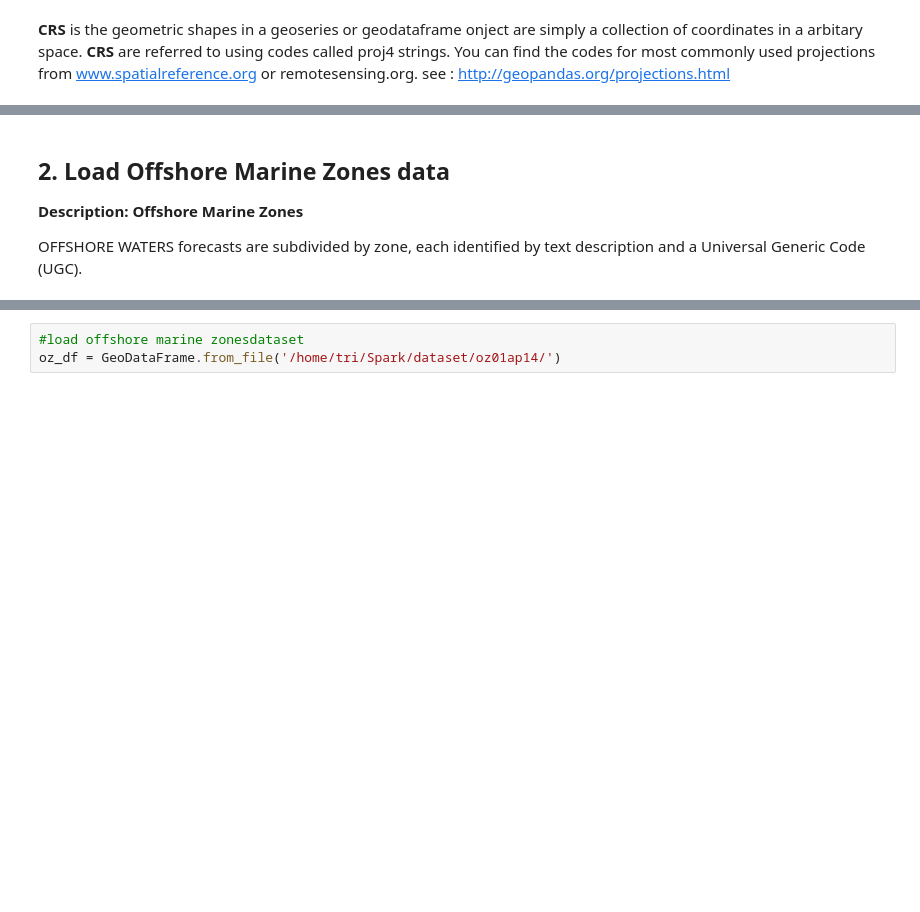
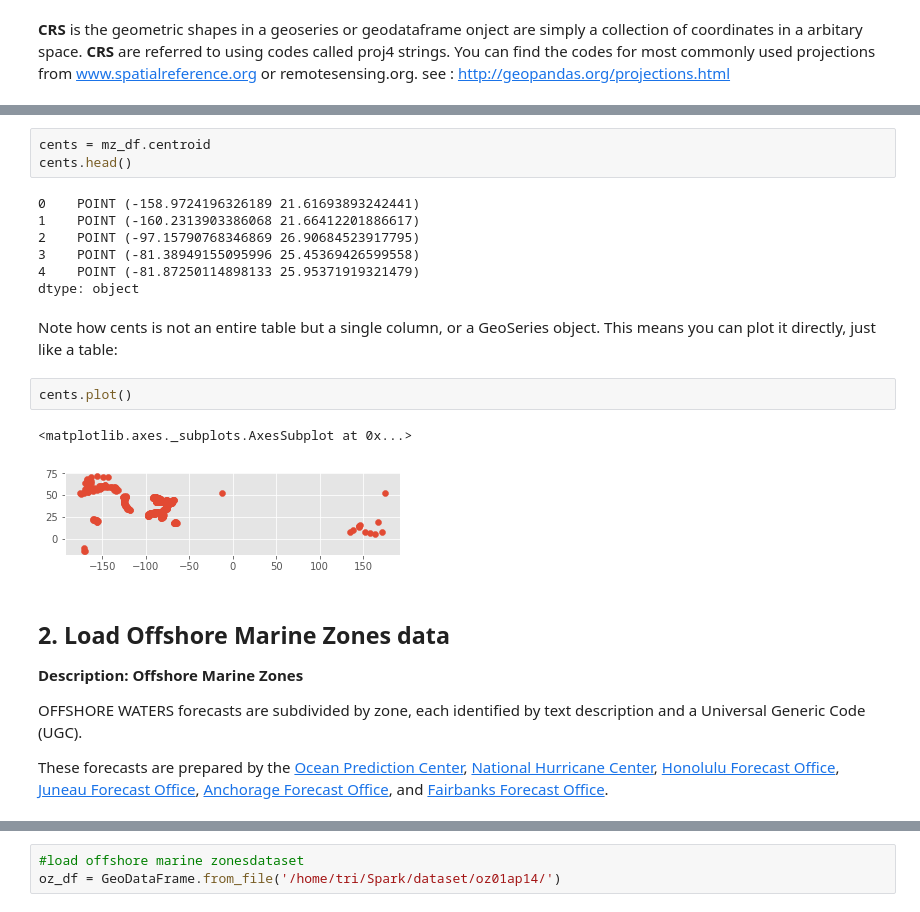
Before and after one commit to twseptian/Coastal-and-Offshore-Marine-Zones, a Jupyter notebook: Spatial-DB.ipynb, the cells around one changed output, grey strips where cells are left out. Cells and saved outputs as stored; diff of their text form; blank space fills up the shorter version.

```diff
--- a/Spatial-DB.ipynb
+++ b/Spatial-DB.ipynb
@@ -91,5 +164,24 @@ mz_df.crs
+# %%
+cents = mz_df.centroid
+cents.head()
+# %% [output]
+0    POINT (-158.9724196326189 21.61693893242441)
+1    POINT (-160.2313903386068 21.66412201886617)
+2    POINT (-97.15790768346869 26.90684523917795)
+3    POINT (-81.38949155095996 25.45369426599558)
+4    POINT (-81.87250114898133 25.95371919321479)
+dtype: object
+# %% [markdown]
+Note how cents is not an entire table but a single column, or a GeoSeries object. This means you can plot it directly, just like a table:
+# %%
+cents.plot()
+# %% [output]
+<matplotlib.axes._subplots.AxesSubplot at 0x...>
+[figure, added]
 # %% [markdown]
 ## 2. Load Offshore Marine Zones data
 <b> Description: Offshore Marine Zones</b>
 
 OFFSHORE WATERS forecasts are subdivided by zone, each identified by text description and a Universal Generic Code (UGC).
+
+These forecasts are prepared by the <a href="https://ocean.weather.gov/">Ocean Prediction Center</a>, <a href="http://www.nhc.noaa.gov/">National Hurricane Center</a>, <a href="http://www.prh.noaa.gov/hnl/">Honolulu Forecast Office</a>, <a href="http://www.weather.gov/ajk/">Juneau Forecast Office</a>, <a href="http://www.weather.gov/afc/">Anchorage Forecast Office</a>, and <a href="http://www.weather.gov/afg/">Fairbanks Forecast Office</a>.
```
Also changed, not shown: parts of 105 cells of this notebook.
